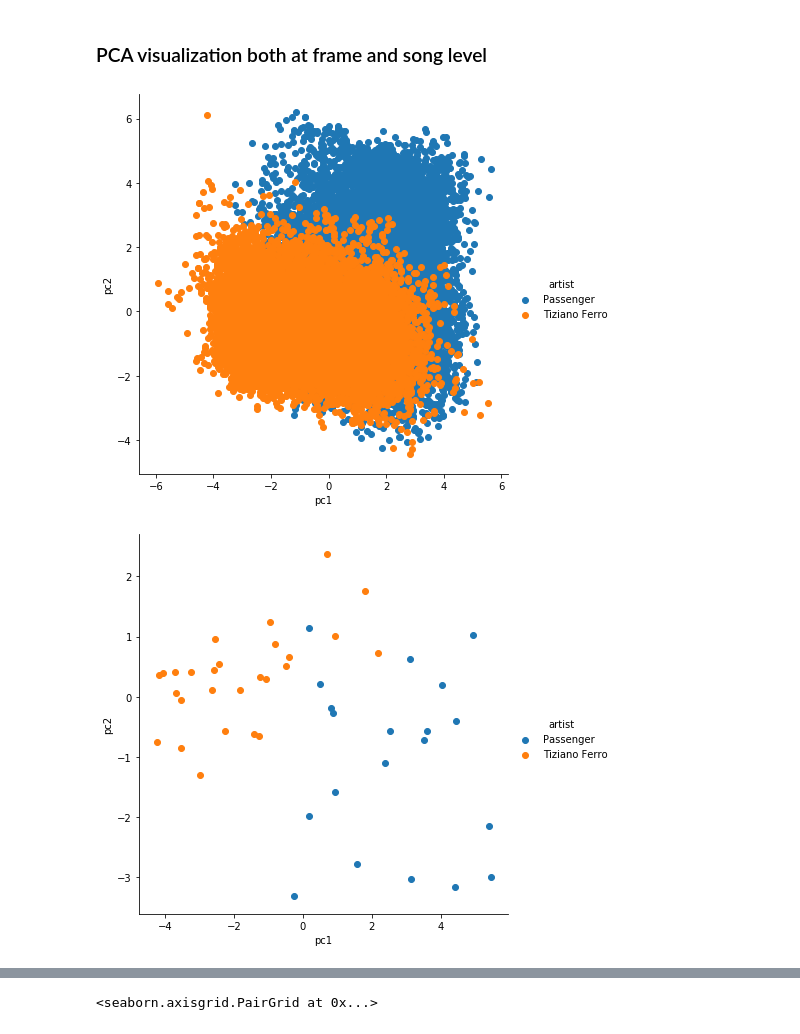
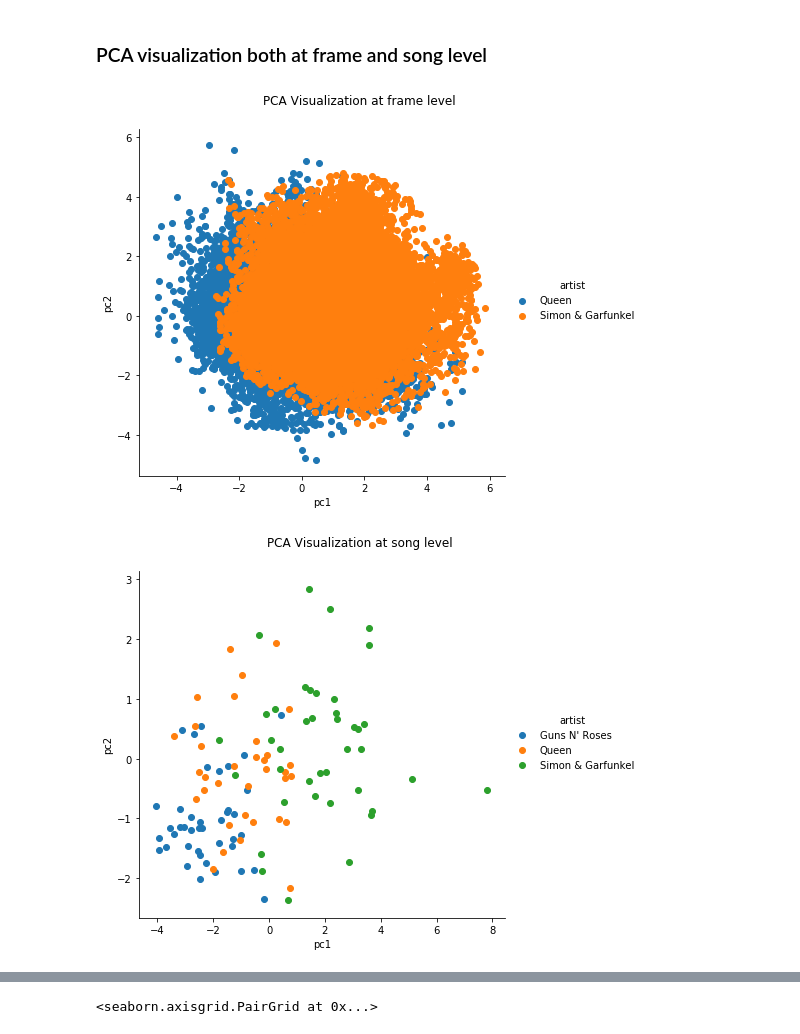
Before and after one commit to mr-96/SML-Project, a Jupyter notebook: 2 - Visualization.ipynb, the cells around one changed output, grey strips where cells are left out. Saved outputs shown, nothing was run; the diff lists cells and outputs as text; code cells hidden in the pictures.

```diff
--- a/2 - Visualization.ipynb
+++ b/2 - Visualization.ipynb
@@ -17,11 +18,11 @@ import json
 ### Load Features
 After the extraction of the features using the code provided in **Feature_Extraction.ipynb** we can simply load them from the .txt files (this will save time since feature extration can take a while).
 # %%
-with open('x.txt', 'r') as filehandle:
+with open('visualization-data-norm.txt', 'r') as filehandle:
     y = json.load(filehandle)
-with open('x1.txt', 'r') as filehandle:
+with open('visualization-data-unnorm.txt', 'r') as filehandle:
     y1 = json.load(filehandle)
-with open('fs.txt', 'r') as filehandle:
+with open('visualization-fs.txt', 'r') as filehandle:
     fs = json.load(filehandle)
 # %%
 ##convert mfccs from list to numpy array that are faster to work with
@@ -181,38 +182,41 @@ df_song = pandas.concat([mfcc_avg_principalComponents, song_labels],axis=1)
 # %%
 ###RUN code to get data for this visualization before visualizing
 ###because the differt kind of visualization may have conflicting names
 
 
 #manual way
 """fig = plt.figure(figsize = (8,8))
 ax = fig.add_subplot(1,1,1)
 ax.set_xlabel('Principal Component 1', fontsize = 15)
 ax.set_ylabel('Principal Component 2', fontsize = 15)
 ax.set_title('2 component PCA of Frames', fontsize = 20)
 
 targets = artistlist
 colors = ['r','g','b','c','m','y','k']
 for target, color in zip(targets,colors):
     indicesToKeep = df_frames['artist'] == target
     ax.scatter(df_frames.loc[indicesToKeep, 'pc1']
                , df_frames.loc[indicesToKeep, 'pc2']
                , c = color
                , s = 50
                , alpha=0.5)
 ax.legend(targets)
 ax.grid()"""
 
 
 
 #alternative one line code
 #filter to show only desidered artists. to show all use artistlist in place of printlist
-#artist are 'Coldplay','Ed Sheeran','Ligabue','Passenger','Queen','Simon & Garfunkel','Tiziano Ferro'
-printlist=['Passenger','Tiziano Ferro']
-seaborn.FacetGrid(df_frames[df_frames.artist.isin(printlist)],
-                  hue="artist", size=6).map(plt.scatter, "pc1", "pc2").add_legend()
+#artist are 'Coldplay', 'Ed Sheeran', "Guns N' Roses", 'Passenger', 'Queen', 'Simon & Garfunkel', 'The Beatles'
+printlist=['Queen','Simon & Garfunkel']
+p=seaborn.FacetGrid(df_frames[df_frames.artist.isin(printlist)],hue="artist", size=6)
+p.map(plt.scatter, "pc1", "pc2")
+p.add_legend()
+plt.subplots_adjust(top=0.9)
+p.fig.suptitle('PCA Visualization at frame level')
 plt.show()
 # %% [output]
-[figure, old version]
+[figure, new version]
 # %%
 ###RUN code to get data for this visualization before visualizing
 ###because the differt kind of visualization may have conflicting names
@@ -236,12 +240,15 @@ ax.legend(targets)
 ax.grid()
 """
 
-#alternative one line code
+#alternative
 #filter to show only desidered artists. to show all use artistlist in place of printlist
 #artist are 'Coldplay','Ed Sheeran','Ligabue','Passenger','Queen','Simon & Garfunkel','Tiziano Ferro'
-printlist=['Passenger','Tiziano Ferro']
-seaborn.FacetGrid(df_song[df_song.artist.isin(printlist)],
-                  hue="artist", size=6).map(plt.scatter, "pc1", "pc2").add_legend()
+printlist=['Queen','Simon & Garfunkel',"Guns N' Roses" ]
+p=seaborn.FacetGrid(df_song[df_song.artist.isin(printlist)],hue="artist", height=6)
+p.map(plt.scatter, "pc1", "pc2")
+p.add_legend()
+plt.subplots_adjust(top=0.9)
+p.fig.suptitle('PCA Visualization at song level')
 plt.show()
 # %% [output]
-[figure, old version]
+[figure, new version]
```
Also changed, not shown: parts of 9 cells of this notebook.
